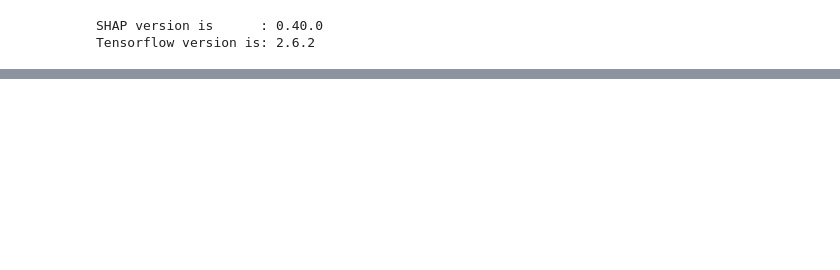
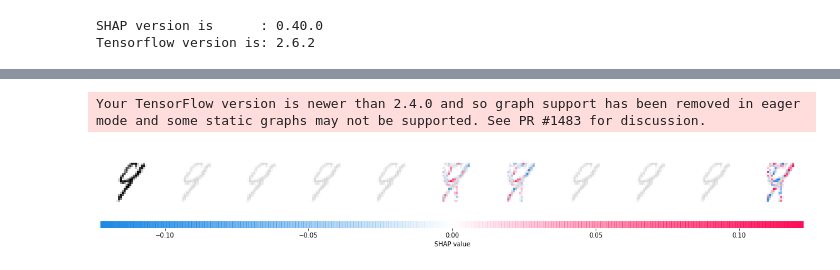
Before and after one commit to raffaelschmid/xai-adversarial-attack, a Jupyter notebook: notebook/evaluation/02_explain_shap.ipynb, the cells around one changed output, grey strips where cells are left out. Saved outputs shown, nothing was run; the diff lists cells and outputs as text; code cells hidden in the pictures; blank space fills up the shorter version.

```diff
--- a/notebook/evaluation/02_explain_shap.ipynb
+++ b/notebook/evaluation/02_explain_shap.ipynb
@@ -61,0 +63,6 @@ shap.image_plot(shap_values, -x_test_reshaped[1:elements])
+# %%
+mm = x_test_reshaped[comparison[comparison.prediction != comparison.actual].index]
+plot_shap(model, mm, elements=7, population=2)
+# %% [output]
+Your TensorFlow version is newer than 2.4.0 and so graph support has been removed in eager mode and some static graphs may not be supported. See PR #1483 for discussion.
+[figure, added]
```
Also changed, not shown: parts of 15 cells of this notebook, 2 other files.
